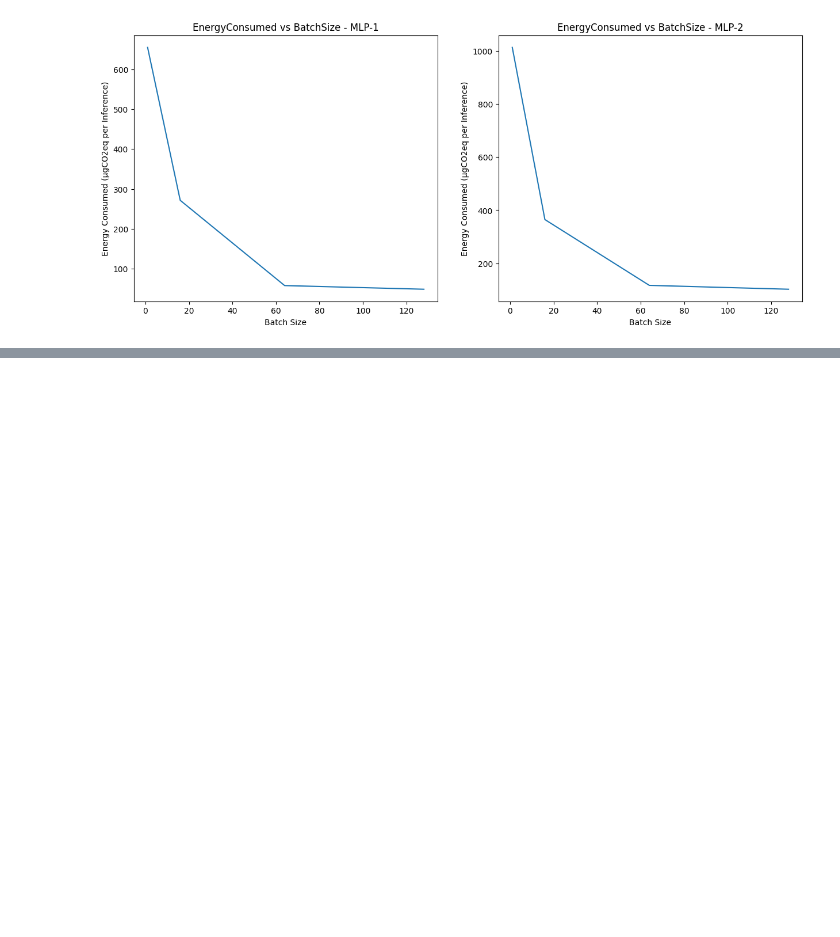
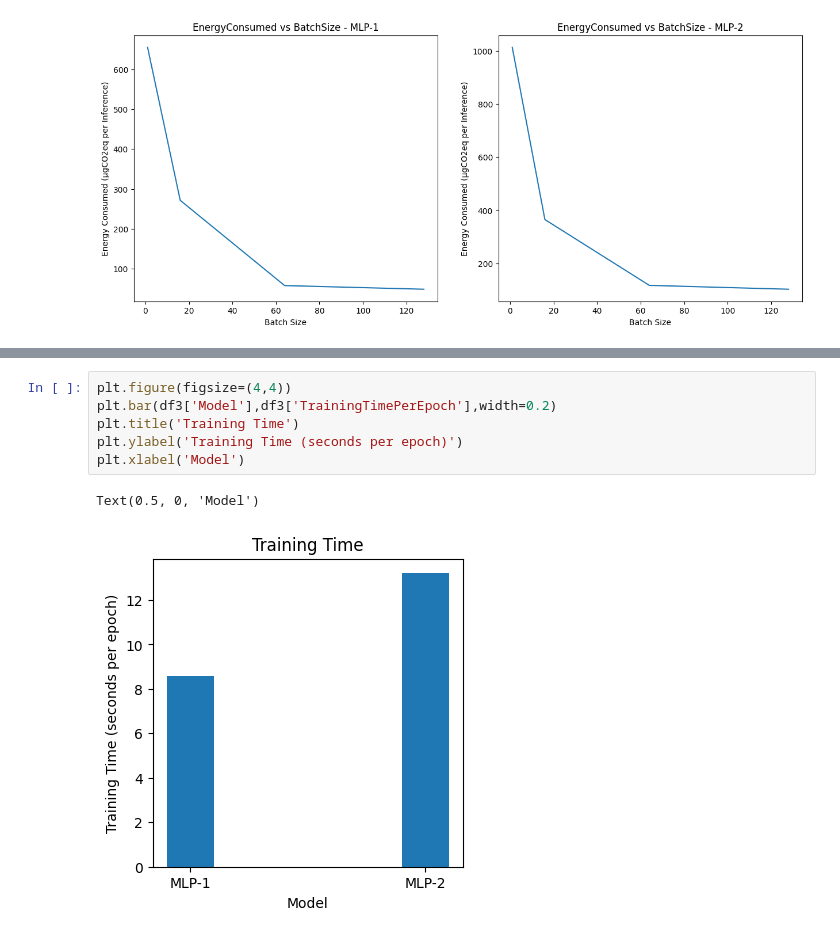
Before and after one commit to gouherdanish/mnist_classification, a Jupyter notebook: study.ipynb, the cells around one changed output, grey strips where cells are left out. Saved outputs shown, nothing was run; the diff lists cells and outputs as text; blank space fills up the shorter version.

```diff
--- a/study.ipynb
+++ b/study.ipynb
@@ -239,0 +256,9 @@ plt.show()
+# %%
+plt.figure(figsize=(4,4))
+plt.bar(df3['Model'],df3['TrainingTimePerEpoch'],width=0.2)
+plt.title('Training Time')
+plt.ylabel('Training Time (seconds per epoch)')
+plt.xlabel('Model')
+# %% [output]
+Text(0.5, 0, 'Model')
+[figure, added]
```
Also changed, not shown: parts of 4 cells of this notebook.
